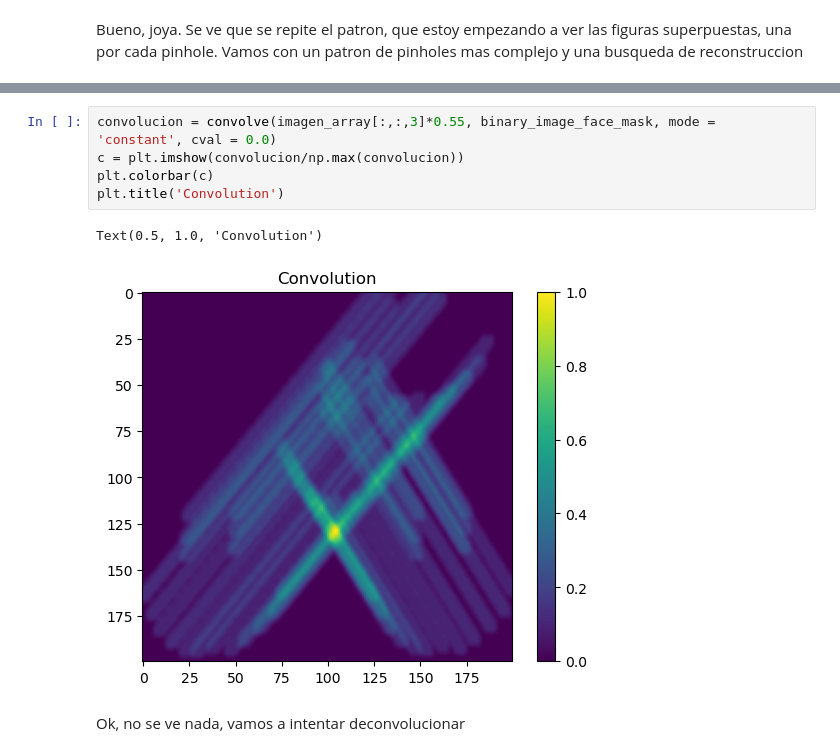
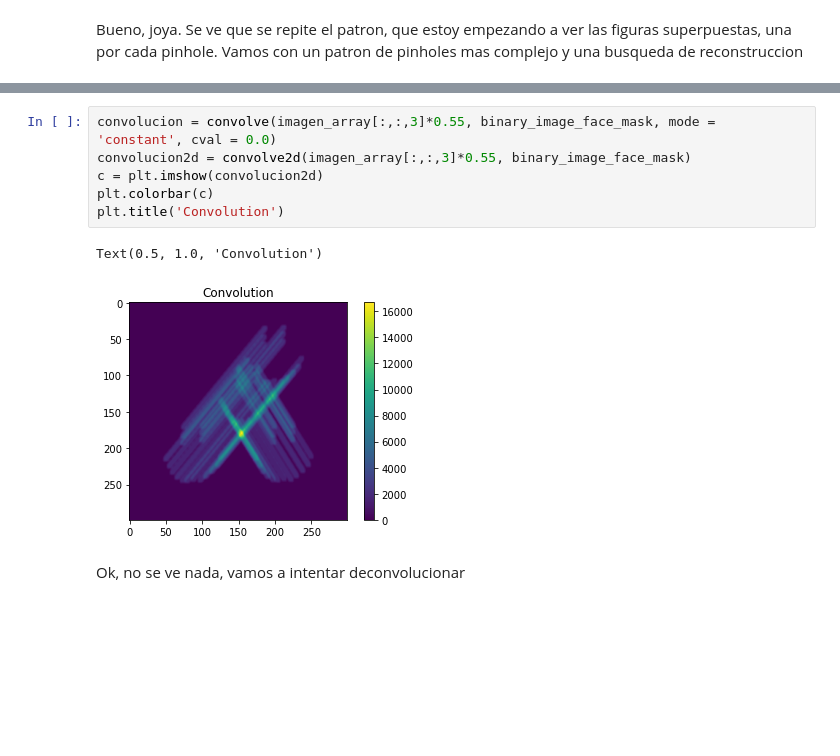
Before and after one commit to Eitan-Sprejer/CodedAperture, a Jupyter notebook: convolucion.ipynb, the cells around one changed output, grey strips where cells are left out. Saved outputs shown, nothing was run; the diff lists cells and outputs as text; blank space fills up the shorter version.

```diff
--- a/convolucion.ipynb
+++ b/convolucion.ipynb
@@ -167,11 +198,12 @@ print(transparency)
 # %%
 convolucion = convolve(imagen_array[:,:,3]*0.55, binary_image_face_mask, mode = 'constant', cval = 0.0)
-c = plt.imshow(convolucion/np.max(convolucion))
+convolucion2d = convolve2d(imagen_array[:,:,3]*0.55, binary_image_face_mask)
+c = plt.imshow(convolucion2d)
 plt.colorbar(c)
 plt.title('Convolution')
 # %% [output]
 Text(0.5, 1.0, 'Convolution')
-[figure, old version]
+[figure, new version]
 # %% [markdown]
 Ok, no se ve nada, vamos a intentar deconvolucionar
 # %%
```
Also changed, not shown: parts of 31 cells of this notebook.
